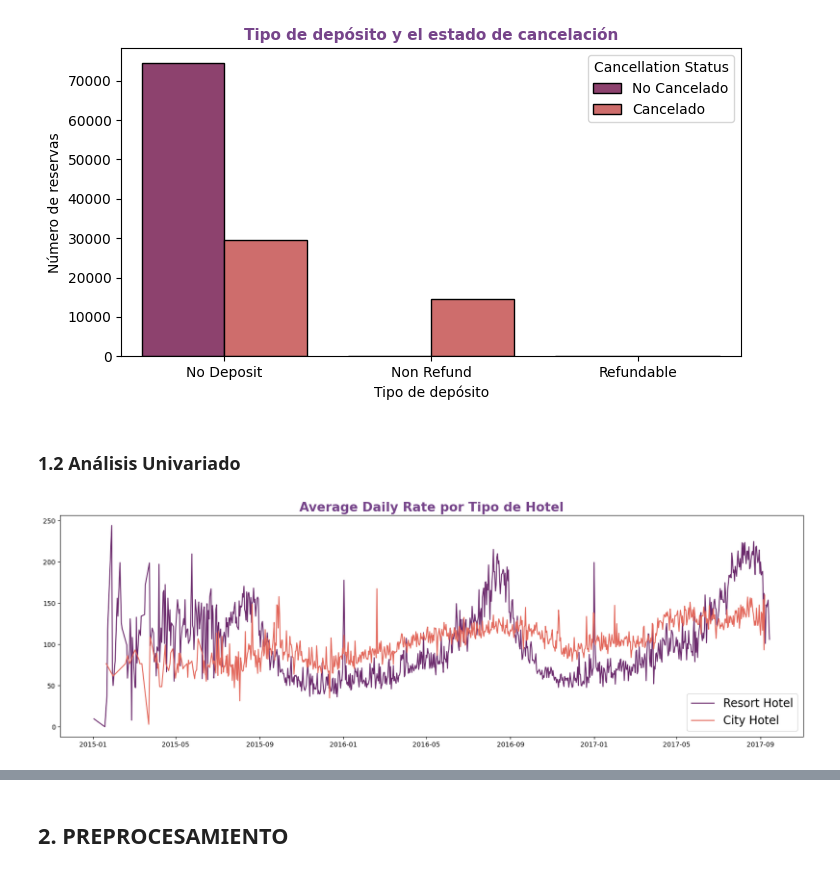
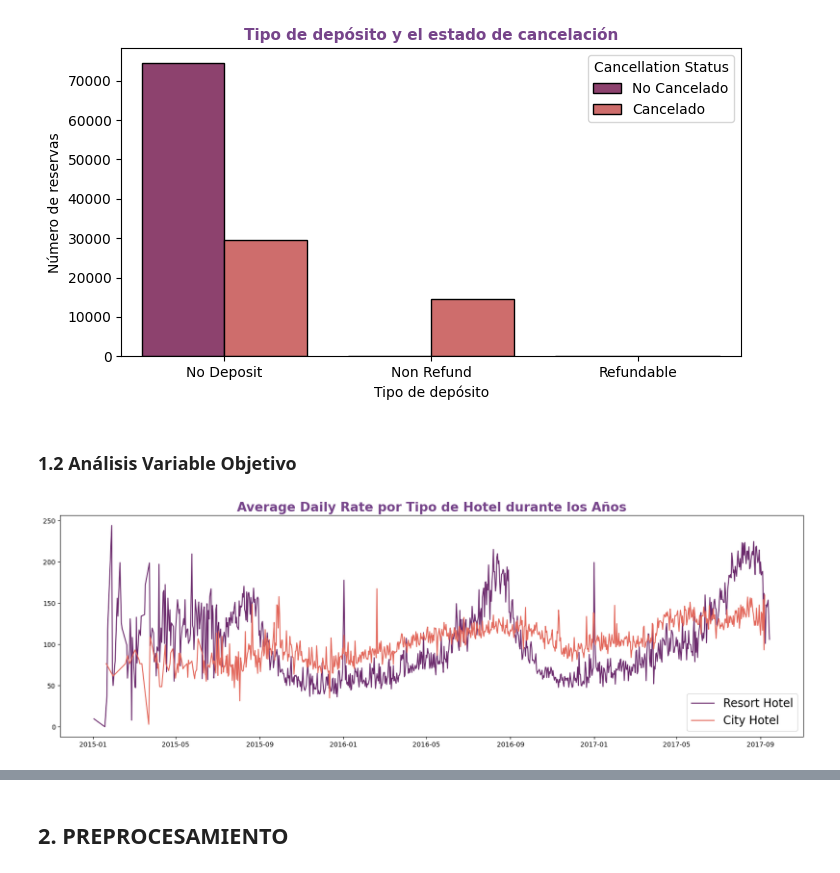
Before and after one commit to josevig/Hito2_DISIA, a Jupyter notebook: LibretaHito2.ipynb, the cells around one changed output, grey strips where cells are left out. Cells and saved outputs as stored; diff of their text form; code cells hidden in the pictures.

Commit message:
Añadir Análisis de la Variable Objetivo

```diff
--- a/LibretaHito2.ipynb
+++ b/LibretaHito2.ipynb
@@ -196,31 +195,31 @@ plt.show()
 # %% [output]
 [figure]
 # %% [markdown]
-### 1.2 Análisis Univariado
+### 1.2 Análisis Variable Objetivo
 # %%
 resort_hotel_adr = df[df["hotel"] == "Resort Hotel"].groupby("reservation_status_date")["adr"].mean().reset_index()
 resort_hotel_adr.sort_values("reservation_status_date", inplace = True)
 
 city_hotel_adr = df[df["hotel"] == "City Hotel"].groupby("reservation_status_date")["adr"].mean().reset_index()
 city_hotel_adr.sort_values("reservation_status_date", inplace = True)
 start_date = datetime.strptime("2015-01", "%Y-%m").date()
 end_date = datetime.strptime("2017-10", "%Y-%m").date()
 
 resort_hotel_adr = resort_hotel_adr[(resort_hotel_adr["reservation_status_date"] > start_date) &
                                     (resort_hotel_adr["reservation_status_date"] < end_date)]
 
 city_hotel_adr = city_hotel_adr[(city_hotel_adr["reservation_status_date"] > start_date) &
                                 (city_hotel_adr["reservation_status_date"] < end_date)]
 plt.figure(figsize = (20, 6))
 
 colors = sns.color_palette("flare_r")
 
 plt.plot(resort_hotel_adr["reservation_status_date"], resort_hotel_adr["adr"], label = "Resort Hotel", color = colors[0])
 plt.plot(city_hotel_adr["reservation_status_date"], city_hotel_adr["adr"], label = "City Hotel", color = colors[4])
 
-plt.title("Average Daily Rate por Tipo de Hotel", size = 19, weight = "bold", color = "#76448A")
+plt.title("Average Daily Rate por Tipo de Hotel durante los Años", size = 19, weight = "bold", color = "#76448A")
 plt.legend(fontsize = 17, loc = "lower right")
 
 plt.show()
 # %% [output]
-[figure, old version]
+[figure, new version]
```
Also changed, not shown: parts of 9 cells of this notebook.
